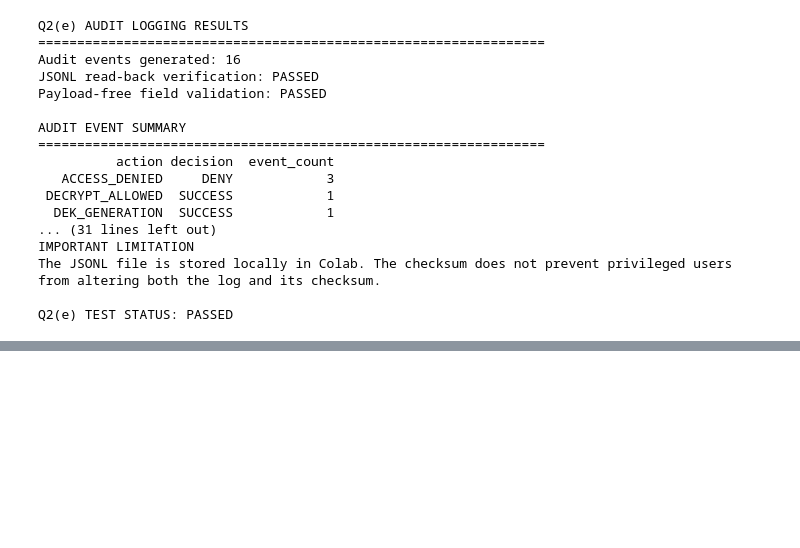
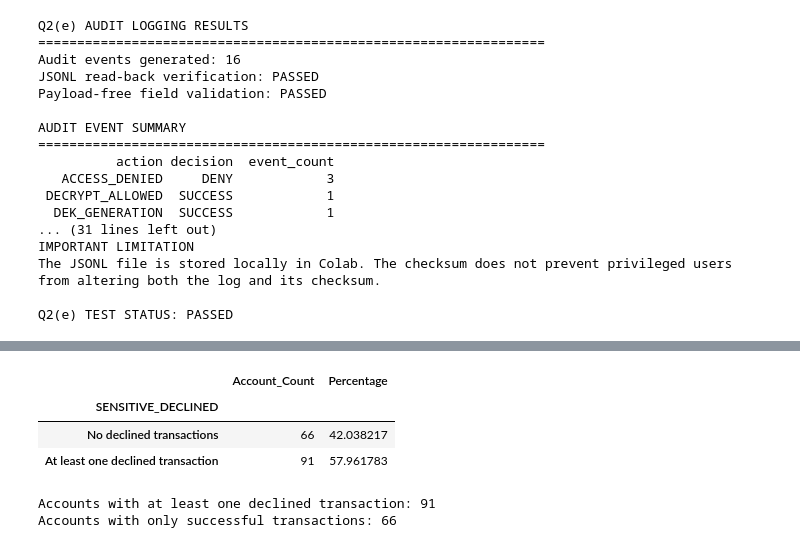
Before and after one commit to ictnsofu/ICD_5211_Data_Privacy_kampamba_nsofu_202609988, a Jupyter notebook: 202609988_Kampamba_Nsofu_ICD_5211.ipynb, the cells around one changed output, grey strips where cells are left out. Cells and saved outputs as stored; diff of their text form; code cells hidden in the pictures; blank space fills up the shorter version.

```diff
--- a/202609988_Kampamba_Nsofu_ICD_5211.ipynb
+++ b/202609988_Kampamba_Nsofu_ICD_5211.ipynb
@@ -5239,0 +5561,36 @@ Q2(e) TEST STATUS: PASSED
+# %%
+
+account_outcomes = (
+    account_table["SENSITIVE_DECLINED"]
+    .value_counts()
+    .reindex([0, 1], fill_value=0)
+    .rename(index={
+        0: "No declined transactions",
+        1: "At least one declined transaction"
+    })
+    .to_frame("Account_Count")
+)
+
+account_outcomes["Percentage"] = (
+    account_outcomes["Account_Count"]
+    / len(account_table) * 100
+)
+
+display(account_outcomes)
+
+print(
+    "Accounts with at least one declined transaction:",
+    account_table["SENSITIVE_DECLINED"].sum()
+)
+
+print(
+    "Accounts with only successful transactions:",
+    (account_table["SENSITIVE_DECLINED"] == 0).sum()
+)
+# %% [output]
+|  | Account_Count | Percentage |
+| SENSITIVE_DECLINED |  |  |
+| No declined transactions | 66 | 42.038217 |
+| At least one declined transaction | 91 | 57.961783 |
+Accounts with at least one declined transaction: 91
+Accounts with only successful transactions: 66
```
Also changed, not shown: parts of 13 cells of this notebook.
